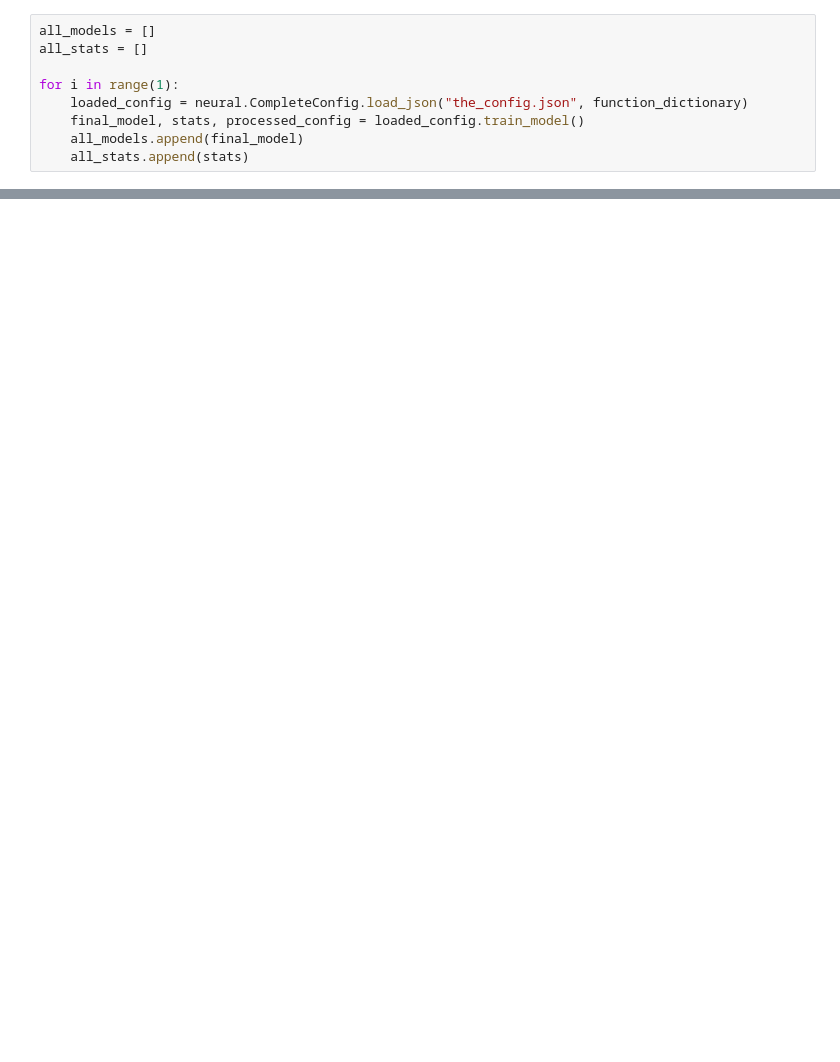
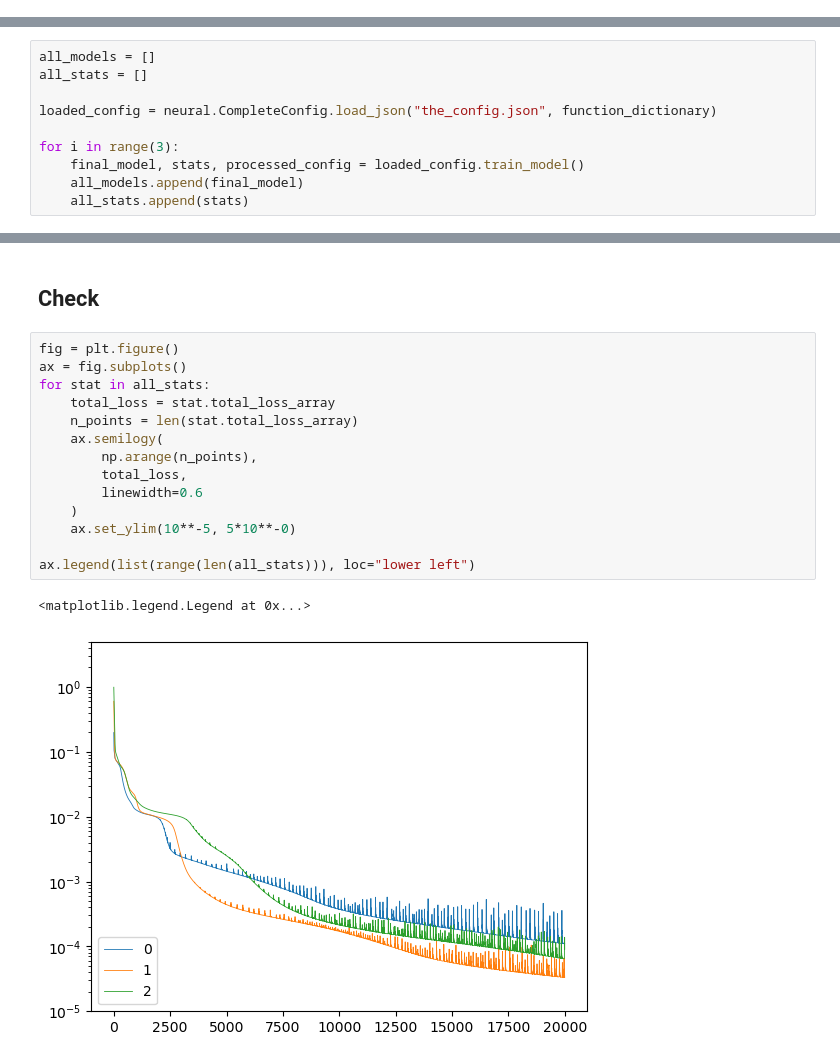
Before and after one commit to AlejandroPenacho/PINN-Project, a Jupyter notebook: pinn_approach.ipynb, the cells around one changed output, grey strips where cells are left out. Saved outputs shown, nothing was run; the diff lists cells and outputs as text; blank space fills up the shorter version.

```diff
--- a/pinn_approach.ipynb
+++ b/pinn_approach.ipynb
@@ -363,9 +0,0 @@ complete_config.save_json("the_config.json")
-# %%
-all_models = []
-all_stats = []
-
-for i in range(1):
-    loaded_config = neural.CompleteConfig.load_json("the_config.json", function_dictionary)
-    final_model, stats, processed_config = loaded_config.train_model()
-    all_models.append(final_model)
-    all_stats.append(stats)
@@ -431,0 +215,10 @@ Text(0.5, 1.0, 'Loss per category')
+# %%
+all_models = []
+all_stats = []
+
+loaded_config = neural.CompleteConfig.load_json("the_config.json", function_dictionary)
+
+for i in range(3):
+    final_model, stats, processed_config = loaded_config.train_model()
+    all_models.append(final_model)
+    all_stats.append(stats)
@@ -431,0 +243,19 @@ Text(0.5, 1.0, 'Loss per category')
+# %% [markdown]
+## Check
+# %%
+fig = plt.figure()
+ax = fig.subplots()
+for stat in all_stats:
+    total_loss = stat.total_loss_array
+    n_points = len(stat.total_loss_array)
+    ax.semilogy(
+        np.arange(n_points),
+        total_loss,
+        linewidth=0.6
+    )
+    ax.set_ylim(10**-5, 5*10**-0)
+
+ax.legend(list(range(len(all_stats))), loc="lower left")
+# %% [output]
+<matplotlib.legend.Legend at 0x...>
+[figure, added]
```
Also changed, not shown: parts of 49 cells of this notebook, 5 other files.
